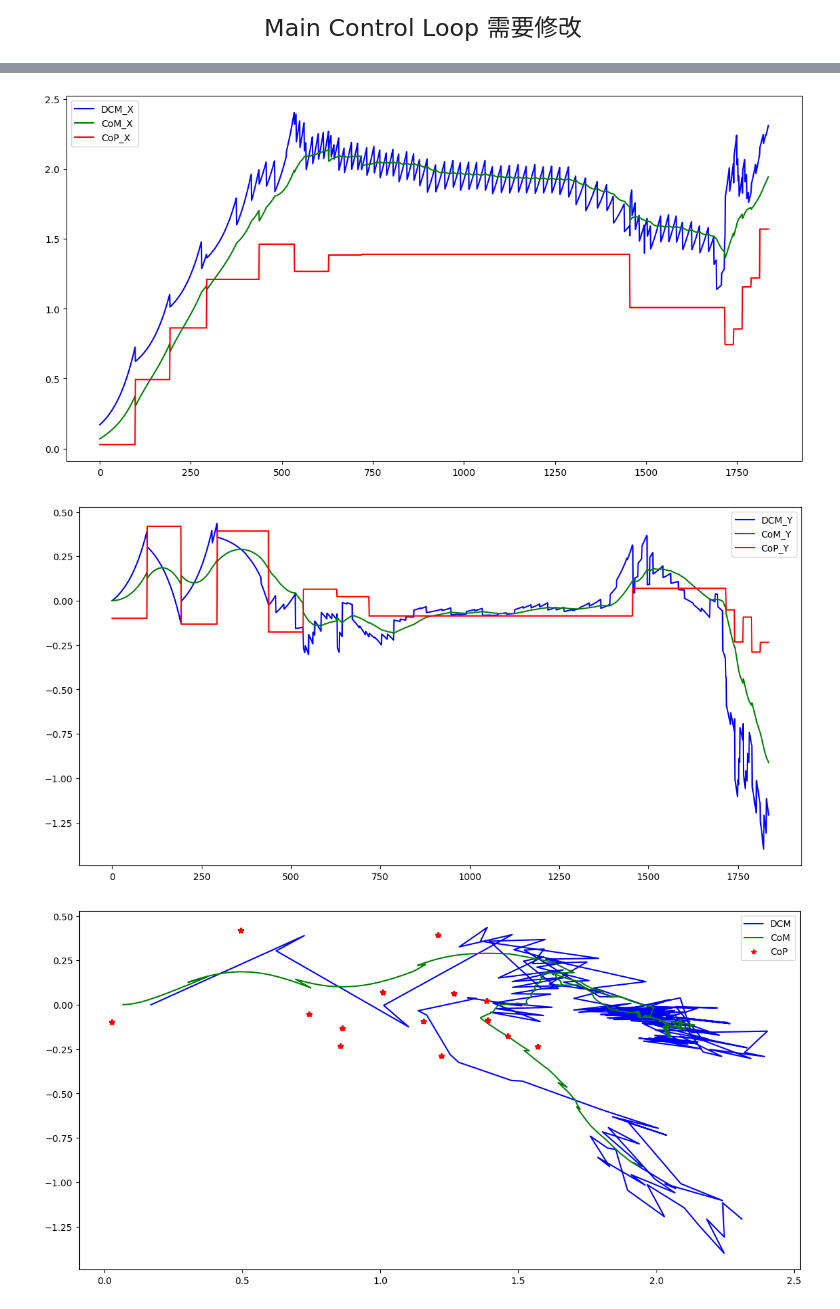
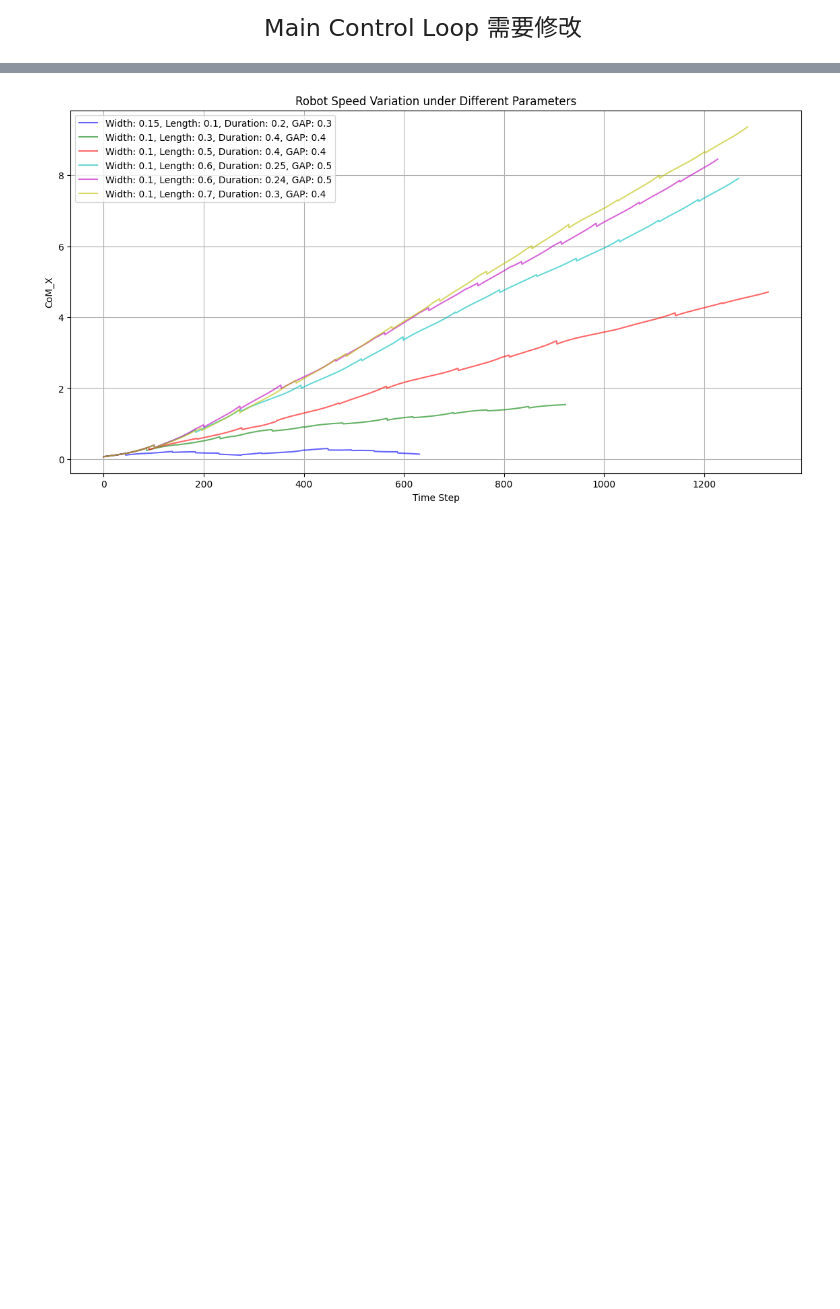
Before and after one commit to MATH-286-Pro/lr-biped, a Jupyter notebook: DCM-Locomotion-Part2.ipynb, the cells around one changed output, grey strips where cells are left out. Cells and saved outputs as stored; diff of their text form; code cells hidden in the pictures; blank space fills up the shorter version.

Commit message:
Can plot mutiple CoM vs time under different param

```diff
--- a/DCM-Locomotion-Part2.ipynb
+++ b/DCM-Locomotion-Part2.ipynb
@@ -1,3 +1,9 @@
+# %%
+# 全局变量 (不会刷新)
+DCMRealTrajectory_list = []
+CoMTrajectory_list = []
+CoPTrajectory_list = []
+parameters_list = []
 # %%
 #In the following we import the classes that we need for simulation
 import time
@@ -426,36 +497,59 @@ while True:
 # time.sleep(7)
 p.disconnect()
 # %%
-#FFFFFF 画图部分
+# 添加数据
+DCMRealTrajectory_list.append(np.array(DCMRealTrajectory))
+CoMTrajectory_list.append(np.array(CoMTrajectory))
+CoPTrajectory_list.append(np.array(CoPTrajectory))
+parameters_list.append(f"Width: {NominalStepWidth}, Length: {NominalStepLength}, Duration: {Ntime}, GAP: {GAP}")
 
-figg, (ax) = plt.subplots(figsize=(14, 7))
-ax.plot(np.array(DCMRealTrajectory)[:, 0], 'b', label="DCM_X")
-ax.plot(np.array(CoMTrajectory)[:, 0], 'g', label="CoM_X")
-ax.plot(np.array(CoPTrajectory)[:, 0], 'r', label="CoP_X")
-ax.legend()  # 添加这一行来显示图例
+
+# 颜色列表，用于区分不同曲线
+color_list = ['b', 'g', 'r', 'c', 'm', 'y', 'k']
+
+# 画 CoM_X 的图像，标题和图例进行了相应修改
+figg, ax = plt.subplots(figsize=(14, 7))
+for i in range(len(CoMTrajectory_list)):
+    color = color_list[i % len(color_list)]  # 循环使用颜色列表
+    ax.plot(np.array(CoMTrajectory_list[i])[:, 0], color=color, alpha=0.6, label=f"{parameters_list[i]}")
+
+ax.legend()  # 显示图例
+ax.set_title("Robot Speed Variation under Different Parameters")  # 设置标题
+ax.set_xlabel("Time Step")  # 设置x轴标签
+ax.set_ylabel("CoM_X")  # 设置y轴标签
+ax.grid(True)  # 显示网格
 plt.show()
 
-figg1, (ax1) = plt.subplots(figsize=(14, 7))
-ax1.plot(np.array(DCMRealTrajectory)[:, 1], 'b', label="DCM_Y")
-ax1.plot(np.array(CoMTrajectory)[:, 1], 'g', label="CoM_Y")
-ax1.plot(np.array(CoPTrajectory)[:, 1], 'r', label="CoP_Y")
-ax1.legend()  # 添加这一行来显示图例
-plt.show()
 
-figg2, (ax2) = plt.subplots(figsize=(14, 7))
-ax2.plot(np.array(DCMRealTrajectory)[:, 0], np.array(DCMRealTrajectory)[:, 1], 'b', label="DCM")
-ax2.plot(np.array(CoMTrajectory)[:, 0], np.array(CoMTrajectory)[:, 1], 'g', label="CoM")
-ax2.plot(np.array(CoPTrajectory)[:, 0], np.array(CoPTrajectory)[:, 1], '*r', label="CoP")
-ax2.legend()  # 添加这一行来显示图例
-plt.show()
 
-# # 显示 dt*internalStep 和 stepDuration 的变化
+
+# #FFFFFF 画图部分
 # figg, (ax) = plt.subplots(figsize=(14, 7))
-# ax.plot(np.array(stepDuration_list), 'b', label="stepDuration")
-# ax.plot(np.array(dt_list), 'r', label="dt*internalstep")
+# ax.plot(np.array(DCMRealTrajectory)[:, 0], 'b', label="DCM_X")
+# ax.plot(np.array(CoMTrajectory)[:, 0], 'g', label="CoM_X")
+# ax.plot(np.array(CoPTrajectory)[:, 0], 'r', label="CoP_X")
 # ax.legend()  # 添加这一行来显示图例
 # plt.show()
+
+# figg1, (ax1) = plt.subplots(figsize=(14, 7))
+# ax1.plot(np.array(DCMRealTrajectory)[:, 1], 'b', label="DCM_Y")
+# ax1.plot(np.array(CoMTrajectory)[:, 1], 'g', label="CoM_Y")
+# ax1.plot(np.array(CoPTrajectory)[:, 1], 'r', label="CoP_Y")
+# ax1.legend()  # 添加这一行来显示图例
+# plt.show()
+
+# figg2, (ax2) = plt.subplots(figsize=(14, 7))
+# ax2.plot(np.array(DCMRealTrajectory)[:, 0], np.array(DCMRealTrajectory)[:, 1], 'b', label="DCM")
+# ax2.plot(np.array(CoMTrajectory)[:, 0], np.array(CoMTrajectory)[:, 1], 'g', label="CoM")
+# ax2.plot(np.array(CoPTrajectory)[:, 0], np.array(CoPTrajectory)[:, 1], '*r', label="CoP")
+# ax2.legend()  # 添加这一行来显示图例
+# plt.show()
+
+# # # 显示 dt*internalStep 和 stepDuration 的变化
+# # figg, (ax) = plt.subplots(figsize=(14, 7))
+# # ax.plot(np.array(stepDuration_list), 'b', label="stepDuration")
+# # ax.plot(np.array(dt_list), 'r', label="dt*internalstep")
+# # ax.legend()  # 添加这一行来显示图例
+# # plt.show()
 # %% [output]
-[figure, old version]
+[figure, new version]
-[figure, removed]
-[figure, removed]
```
Also changed, not shown: parts of 2 cells of this notebook, 6 other files.
